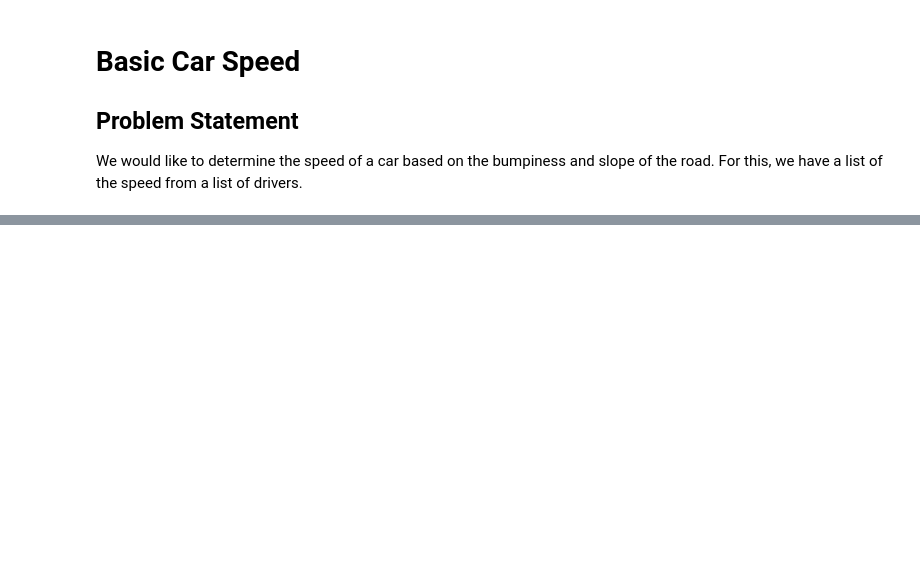
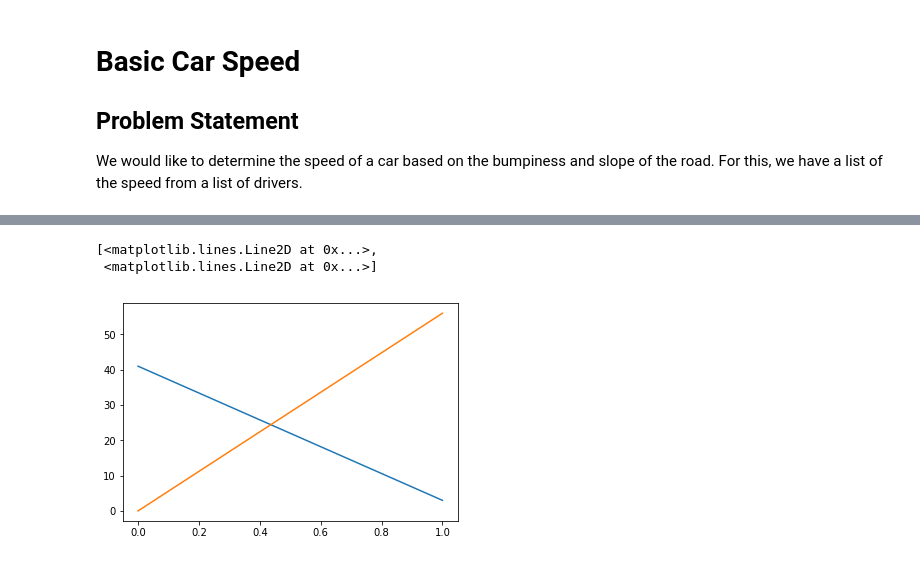
Before and after one commit to macomino/SVM-Trees, a Jupyter notebook: Classification - Basic Car Speed.ipynb, the cells around one changed output, grey strips where cells are left out. Saved outputs shown, nothing was run; the diff lists cells and outputs as text; code cells hidden in the pictures; blank space fills up the shorter version.

```diff
--- a/Classification - Basic Car Speed.ipynb
+++ b/Classification - Basic Car Speed.ipynb
@@ -31,0 +115,2 @@ def draw(clf,X,y,h=0.05):
+# %%
+regk = reg.best_estimator_
@@ -31,0 +125,6 @@ def draw(clf,X,y,h=0.05):
+# %%
+plt.plot(conf)
+# %% [output]
+[<matplotlib.lines.Line2D at 0x...>,
+ <matplotlib.lines.Line2D at 0x...>]
+[figure, added]
```
Also changed, not shown: parts of 41 cells of this notebook, 7 other files.
